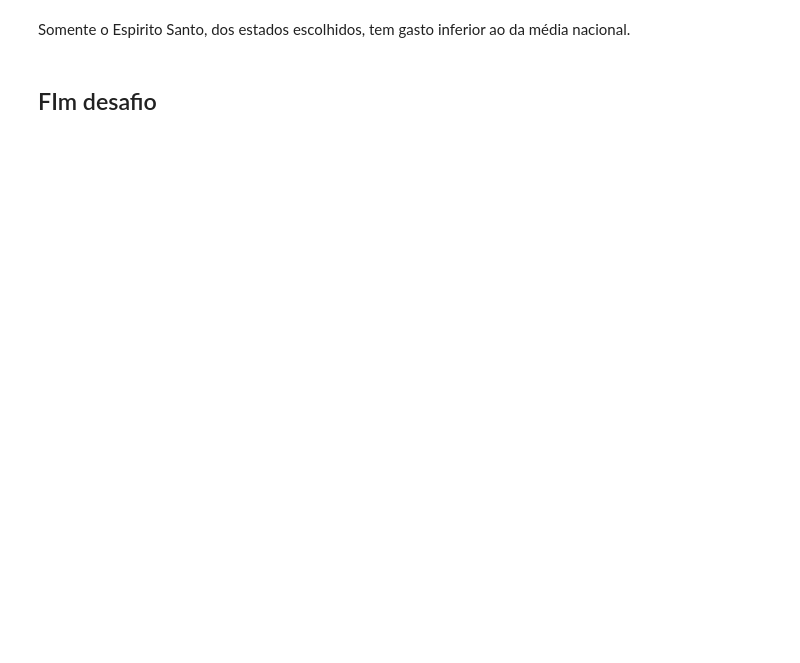
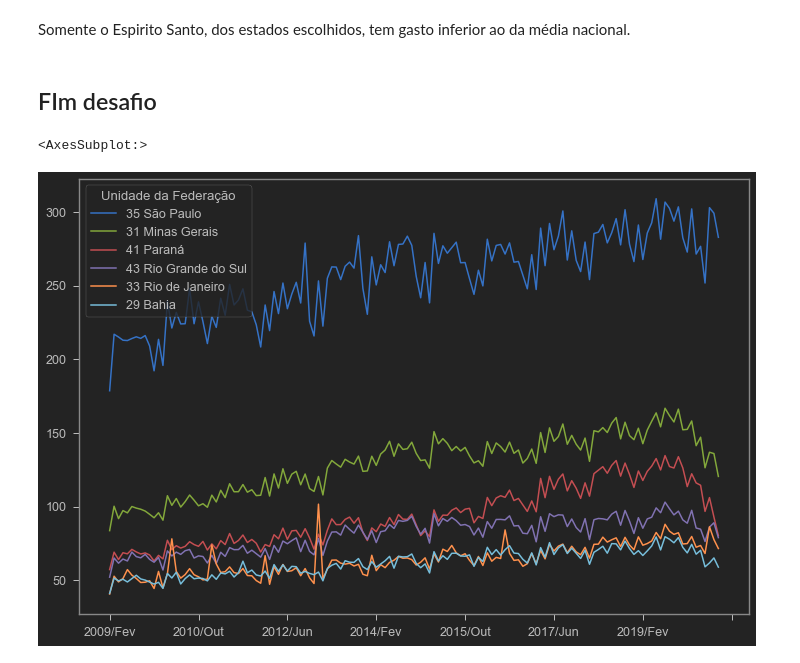
Before and after one commit to Igor-Arantes/Bootcamp-Data-Science-Aplicada, a Jupyter notebook: Modulo 1 - Analisando dados da saúde com Python e Pandas/Agendamento Hospitalar.ipynb, the cells around one changed output. Saved outputs shown, nothing was run; the diff lists cells and outputs as text; code cells hidden in the pictures; blank space fills up the shorter version.

```diff
--- a/Modulo 1 - Analisando dados da saúde com Python e Pandas/Agendamento Hospitalar.ipynb
+++ b/Modulo 1 - Analisando dados da saúde com Python e Pandas/Agendamento Hospitalar.ipynb
@@ -589,3 +589,12 @@ plt.show()
 Somente o Espirito Santo, dos estados escolhidos, tem gasto inferior ao da média nacional.
 # %% [markdown]
 ## FIm desafio
+# %%
+colunas_interessadas = ordenado_por_total.columns[6:]
+ordenado_por_total = ordenado_por_total[colunas_interessadas]
+ordenado_por_total=ordenado_por_total/1000000
+# %%
+ordenado_por_total.head(6).T.plot(figsize=(12,8))
+# %% [output]
+<AxesSubplot:>
+[figure, added]
```
Also changed, not shown: parts of 27 cells of this notebook.
